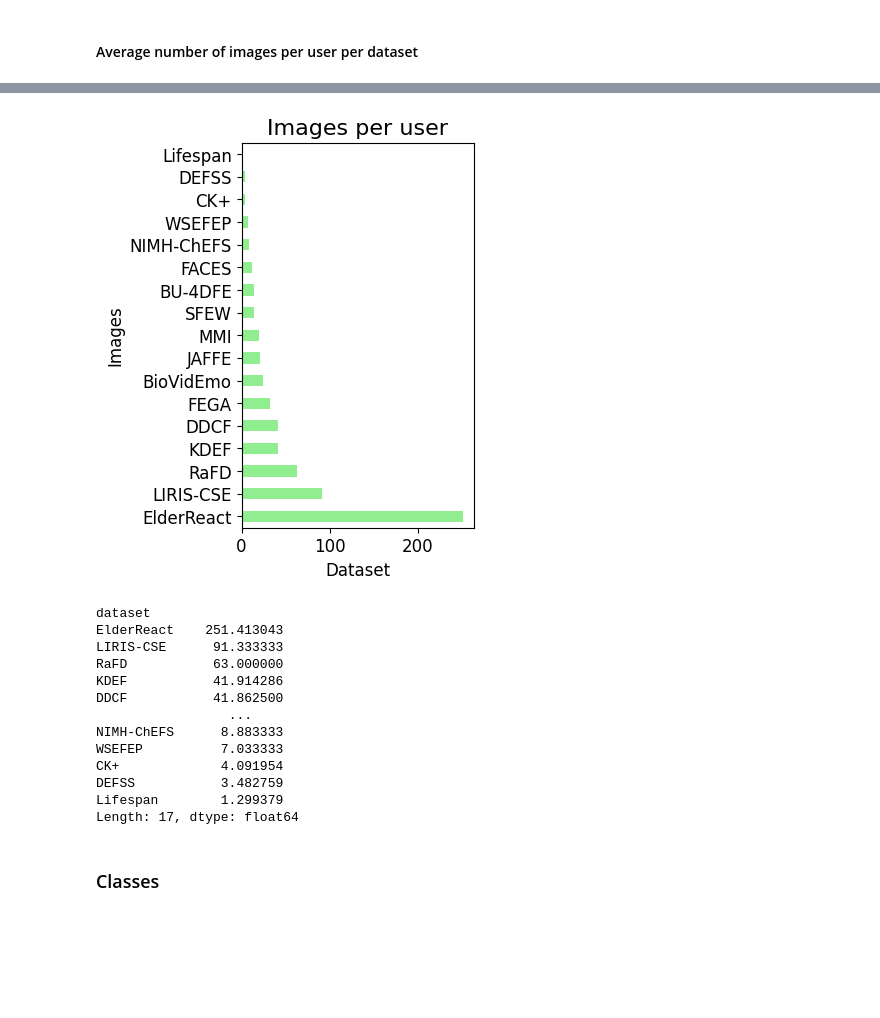
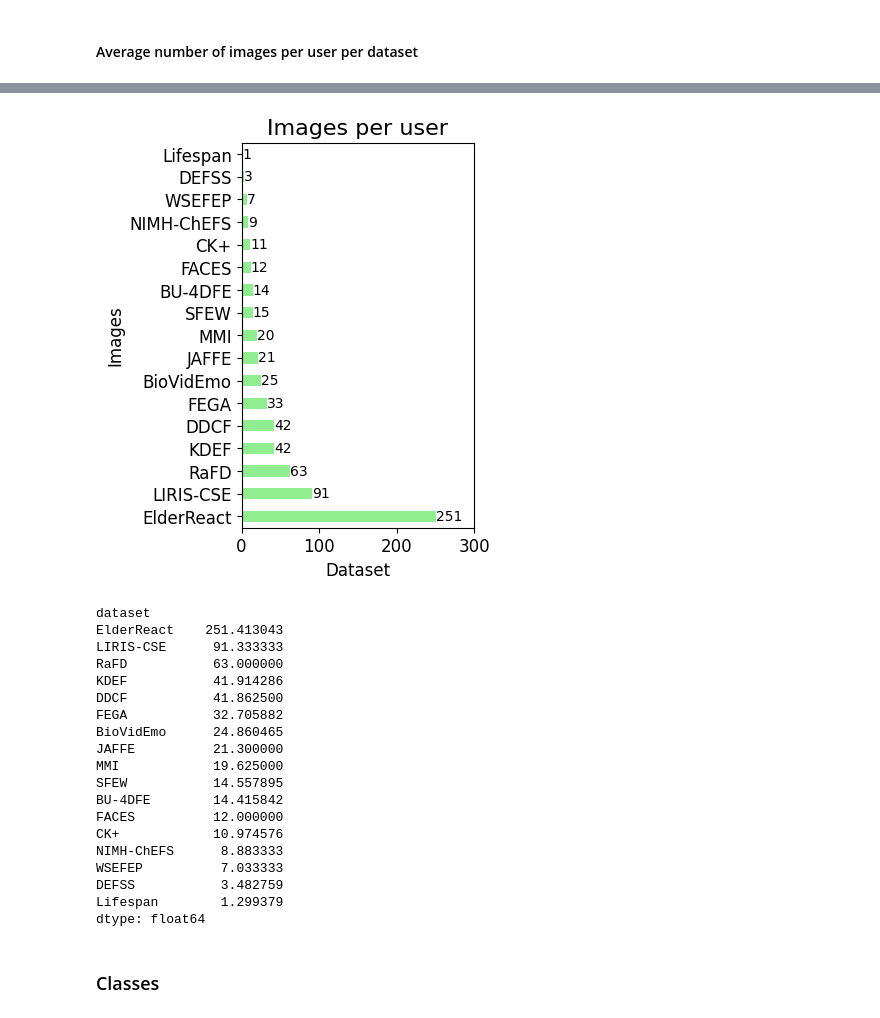
Before and after one commit to Xavi3398/fer_benchmark, a Jupyter notebook: notebooks/4 - Data exploration.ipynb, the cells around one changed output, grey strips where cells are left out. Drawn from its saved outputs; the diff is of its cells as text; code cells hidden in the pictures; blank space fills up the shorter version.

```diff
--- a/notebooks/4 - Data exploration.ipynb
+++ b/notebooks/4 - Data exploration.ipynb
@@ -9,7 +9,7 @@ import matplotlib.pyplot as plt
 import seaborn as sns
 import numpy as np
 
-dataset_root = 'D:/Xavi/DATASETS/AGE-FER'
+dataset_root = 'C:/DATASETS/AGE-FER'
 dataset_labels_path = os.path.join(dataset_root, '24-datasets.csv')
 dataset_imgs_path = os.path.join(dataset_root, 'images')
 
@@ -636,9 +710,9 @@ plt.rcParams['font.size'] = 12
 user_counts = df.groupby('dataset')['user_id'].nunique()
 
 # Manually fix those that we know are wrong (user labels are not clear for all datasets)
-user_counts['LIFESPAN'] = 576
+user_counts['Lifespan'] = 576
 user_counts['SFEW'] = 95
-user_counts['EMOREACT'] = 63
+user_counts['EmoReact'] = 63
 user_counts['ElderReact'] = 46
 
 # Drop datasets with no users
@@ -648,10 +722,16 @@ user_counts = user_counts[user_counts > 0]
 user_counts = user_counts.sort_values(ascending=False)
 
 # Plotting
-user_counts.plot.barh(color='skyblue')
+ax = user_counts.plot.barh(color='skyblue')
 plt.title('Number of users', fontsize=16)
-plt.xlabel('Dataset')
-plt.ylabel('Users')
+plt.xlabel('Users')
+plt.ylabel('Dataset')
+ax.set_xlim(0, 670)  # Set x-axis limit
+
+# Add values to the bars
+for i in ax.containers:
+    ax.bar_label(i, fmt='%.0f', label_type='edge', fontsize=10)
+
 plt.show()
 
 user_counts
@@ -718,40 +805,62 @@ dtype: float64
 # %%
 plt.rcParams['figure.figsize'] = [3, 5]
 plt.rcParams['font.size'] = 12
+
+# Average with equal weight per user:
+# # Group by 'user_id' and 'dataset' and count the number of images
+# user_dataset_count = df.groupby(['user_id', 'dataset']).size().reset_index(name='num_images')
+
+# # Exclude rows where count is 0
+# user_dataset_count = user_dataset_count[user_dataset_count['num_images'] > 0]
+
+# # Calculate the average number of images per user for each dataset
+# average_images_per_user = user_dataset_count.groupby('dataset')['num_images'].mean().sort_values(ascending=False)
 
 # Average taking number of images / number of users
 # Group by 'dataset' and count the number of images
 average_images_per_user = df['dataset'].value_counts() / user_counts
 
 # Drop datasets with no users
 average_images_per_user = average_images_per_user.dropna()
 
 # Sort
 average_images_per_user = average_images_per_user.sort_values(ascending=False)
 
 # Plotting
-average_images_per_user.plot.barh(color='lightgreen')
+ax = average_images_per_user.plot.barh(color='lightgreen')
 plt.title('Images per user', fontsize=16)
 plt.xlabel('Dataset')
 plt.ylabel('Images')
+ax.set_xlim(0, 300)  # Set x-axis limit
+
+# Add values to the bars
+for i in ax.containers:
+    ax.bar_label(i, fmt='%.0f', label_type='edge', fontsize=10)
+
 plt.show()
 
 average_images_per_user
 # %% [output]
-[figure, old version]
+[figure, new version]
 dataset
 ElderReact    251.413043
 LIRIS-CSE      91.333333
 RaFD           63.000000
 KDEF           41.914286
 DDCF           41.862500
-                 ...
+FEGA           32.705882
+BioVidEmo      24.860465
+JAFFE          21.300000
+MMI            19.625000
+SFEW           14.557895
+BU-4DFE        14.415842
+FACES          12.000000
+CK+            10.974576
 NIMH-ChEFS      8.883333
 WSEFEP          7.033333
-CK+             4.091954
 DEFSS           3.482759
 Lifespan        1.299379
-Length: 17, dtype: float64
+dtype: float64
 # %% [markdown]
 ### Classes
 # %% [markdown]
```
Also changed, not shown: parts of 31 cells of this notebook, 4 other files.
